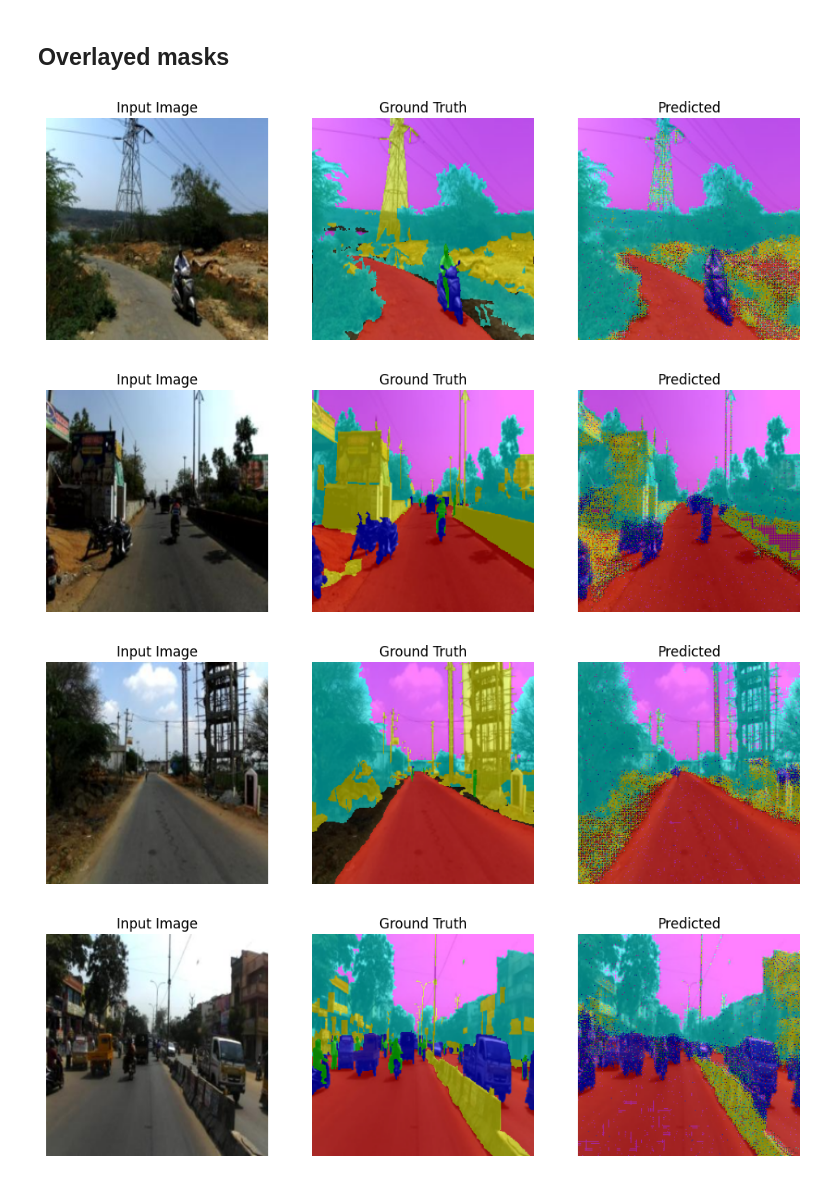
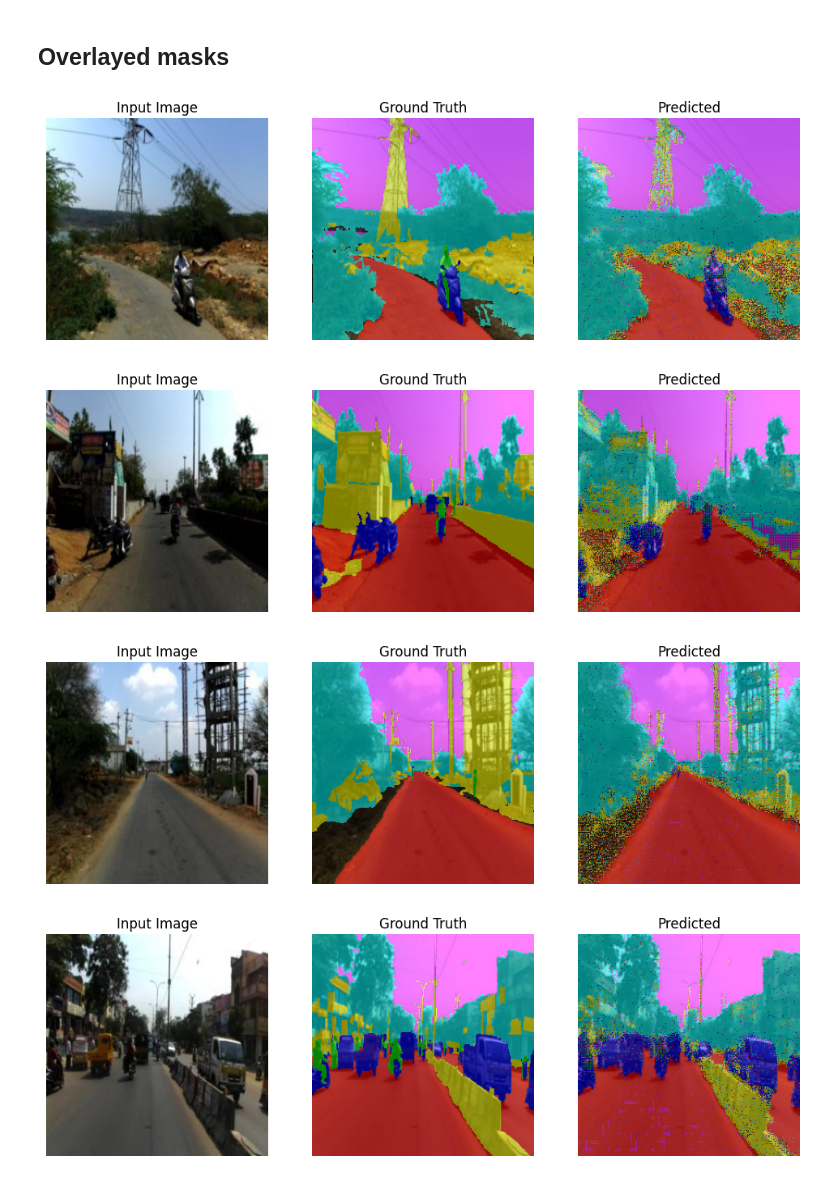
Before and after one commit to AbinashChetia/segnet_idd, a Jupyter notebook: src/viz_scripts.ipynb, the cells around one changed output. Cells and saved outputs as stored; diff of their text form; code cells hidden in the pictures.

```diff
--- a/src/viz_scripts.ipynb
+++ b/src/viz_scripts.ipynb
@@ -55,13 +55,13 @@ def evaluate_model(model, dataloader, device):
     return ious, miou, conf_matrix
 
 data_dir = '../data/idd20k_lite_prepared'
-model_path = '../trained_models/segnet_lite_ep10_20250512_060452.pth'
+model_path = '../trained_models/segnet_lite_ep28_20250512_164009.pth'
 batch_size = 24
 device = 'cuda' if torch.cuda.is_available() else 'cpu'
 num_classes = 7
 
 data_transforms = transforms.Compose([
-    transforms.Resize((256, 256)),
+    transforms.Resize((256, 256), interpolation=transforms.InterpolationMode.BILINEAR),
     transforms.ToTensor(),
 ])
 
@@ -135,7 +135,7 @@ def overlay_mask(image, mask, alpha=0.5):
 def visualize_predictions(model, n_imgs, device):
 
     data_transforms = transforms.Compose([
-        transforms.Resize((256, 256)),
+        transforms.Resize((256, 256), interpolation=transforms.InterpolationMode.BILINEAR),
         transforms.ToTensor(),
     ])
 
@@ -149,40 +149,41 @@ def visualize_predictions(model, n_imgs, device):
             pred = model(img_in)
             pred = torch.argmax(pred, dim=1).squeeze(0)
 
+        pred = pred.cpu().numpy()
         img = img.permute(1, 2, 0).numpy()
         img = (img * 255).astype(np.uint8)
         label_overlap = overlay_mask(img, label)
         pred_overlap = overlay_mask(img, pred)
 
         plt.figure(figsize=(12, 4))
         plt.subplot(1, 3, 1)
         plt.imshow(img)
         plt.title('Input Image')
         plt.axis('off')
 
         plt.subplot(1, 3, 2)
         plt.imshow(label_overlap)
         plt.title('Ground Truth')
         plt.axis('off')
 
         plt.subplot(1, 3, 3)
         plt.imshow(pred_overlap)
         plt.title('Predicted')
         plt.axis('off')
 
         plt.show()
 
 data_dir = '../data/idd20k_lite_prepared'
-model_path = '../trained_models/segnet_lite_ep10_20250512_060452.pth'
+model_path = '../trained_models/segnet_lite_ep28_20250512_164009.pth'
 
 device = 'cuda' if torch.cuda.is_available() else 'cpu'
 
 model = SegNet(in_channels=3, num_classes=NUM_CLASSES).to(device)
 model.load_state_dict(torch.load(model_path, map_location=device))
 
 visualize_predictions(model, 5, device)
 # %% [output]
-[figure, old version]
+[figure, new version]
-[figure, old version]
+[figure, new version]
-[figure, old version]
+[figure, new version]
-[figure, old version]
+[figure, new version]
```
Also changed, not shown: parts of 2 cells of this notebook, 2 other files.
